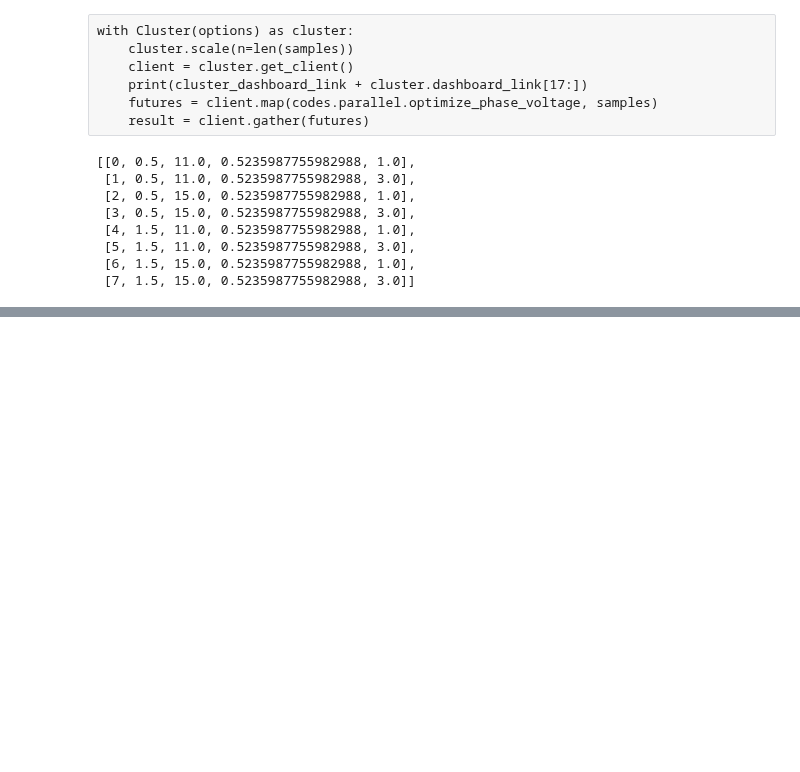
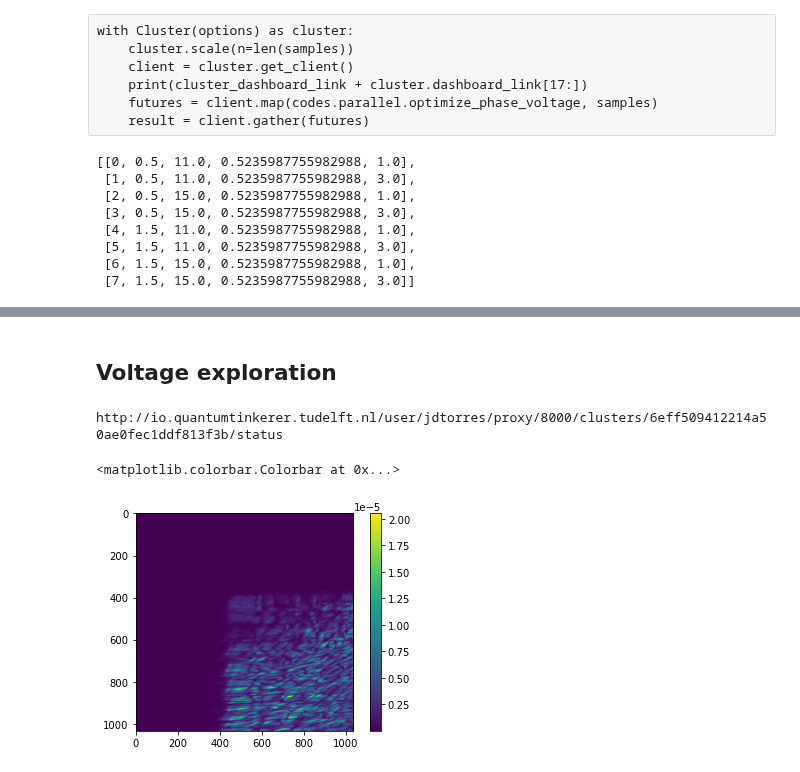
Before and after one commit to Satin21/Trijunction, a Jupyter notebook: analysis/parallel.ipynb, the cells around one changed output, grey strips where cells are left out. Drawn from its saved outputs; the diff is of its cells as text; code cells hidden in the pictures; blank space fills up the shorter version.

```diff
--- a/analysis/parallel.ipynb
+++ b/analysis/parallel.ipynb
@@ -66,0 +190,2 @@ samples
+# %% [markdown]
+## Voltage exploration
@@ -66,0 +240,9 @@ samples
+# %%
+cluster = await Cluster(options, asynchronous=True)
+
+await cluster.scale(50)
+client = await cluster.get_client()
+await client.wait_for_workers(1)
+print("http://io.quantumtinkerer.tudelft.nl/user/jdtorres/proxy/"+cluster.dashboard_link[17:])
+# %% [output]
+http://io.quantumtinkerer.tudelft.nl/user/jdtorres/proxy/8000/clusters/6eff509412214a50ae0fec1ddf813f3b/status
@@ -66,0 +257,17 @@ samples
+# %%
+scattered_base_ham = await client.scatter(base_ham, broadcast=True)
+scattered_linear_matrices = await client.scatter(system.linear_terms, broadcast=True)
+# %%
+async def f_async(xy):
+    future = client.submit(
+        adaptive_two_parameters,
+        xy,
+        trijunction=scattered_base_ham,
+        linear_terms=scattered_linear_matrices,
+        keys=('top', 'right'),
+        params=voltages[pair]
+    )
+
+    return await future
+# %%
+learner = adaptive.Learner2D(f_async, bounds=bounds)
@@ -66,0 +280,8 @@ samples
+# %%
+_, _, z = learner.interpolated_on_grid()
+# %%
+plot = plt.imshow(z)
+plt.colorbar(plot)
+# %% [output]
+<matplotlib.colorbar.Colorbar at 0x...>
+[figure, added]
```
Also changed, not shown: parts of 19 cells of this notebook, 8 other files.
